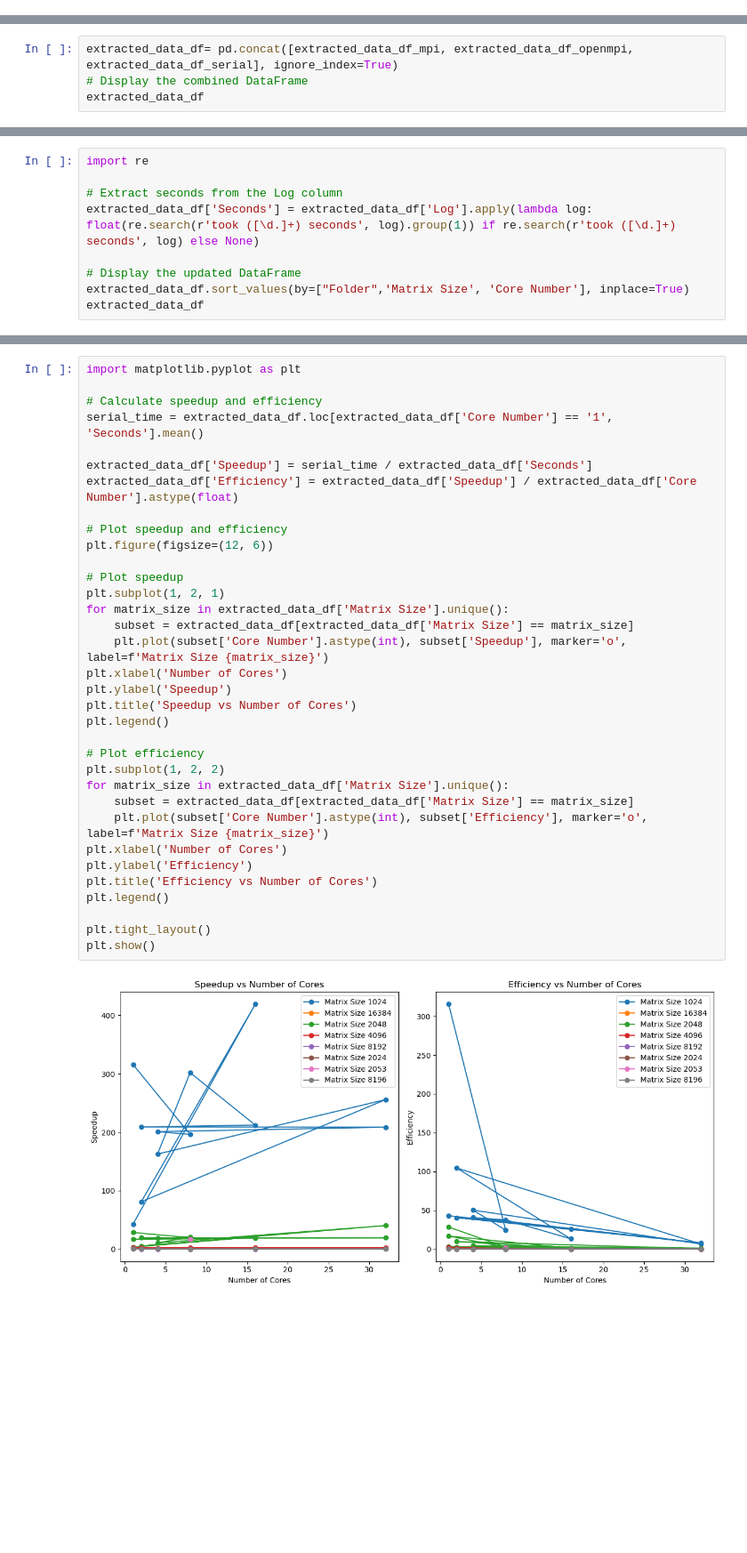
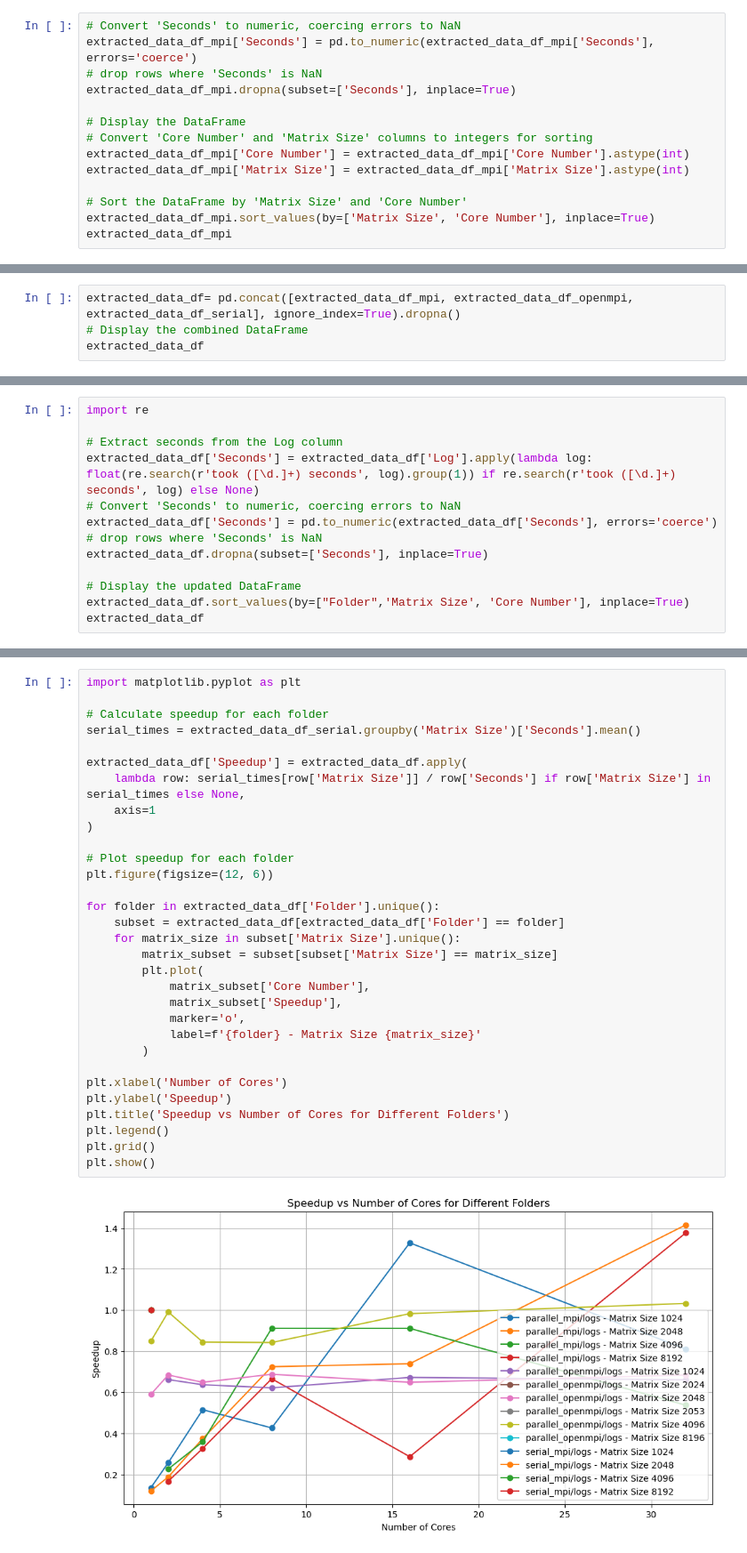
Before and after one commit to arbaazali872/HPC_uni_tn_2025, a Jupyter notebook: HPC_uni_tn_2025/visuals.ipynb, the cells around one changed output, grey strips where cells are left out. Shown at 89% size. Drawn from its saved outputs; the diff is of its cells as text; blank space fills up the shorter version.

Commit message:
speedup and efficiency graphs, todo: add missing data

```diff
--- a/HPC_uni_tn_2025/visuals.ipynb
+++ b/HPC_uni_tn_2025/visuals.ipynb
@@ -0,0 +62,14 @@
+# %%
+# Convert 'Seconds' to numeric, coercing errors to NaN
+extracted_data_df_mpi['Seconds'] = pd.to_numeric(extracted_data_df_mpi['Seconds'], errors='coerce')
+# drop rows where 'Seconds' is NaN
+extracted_data_df_mpi.dropna(subset=['Seconds'], inplace=True)
+
+# Display the DataFrame
+# Convert 'Core Number' and 'Matrix Size' columns to integers for sorting
+extracted_data_df_mpi['Core Number'] = extracted_data_df_mpi['Core Number'].astype(int)
+extracted_data_df_mpi['Matrix Size'] = extracted_data_df_mpi['Matrix Size'].astype(int)
+
+# Sort the DataFrame by 'Matrix Size' and 'Core Number'
+extracted_data_df_mpi.sort_values(by=['Matrix Size', 'Core Number'], inplace=True)
+extracted_data_df_mpi
@@ -182,5 +250,5 @@ extracted_data_df_serial
 # %%
-extracted_data_df= pd.concat([extracted_data_df_mpi, extracted_data_df_openmpi, extracted_data_df_serial], ignore_index=True)
+extracted_data_df= pd.concat([extracted_data_df_mpi, extracted_data_df_openmpi, extracted_data_df_serial], ignore_index=True).dropna()
 # Display the combined DataFrame
 extracted_data_df
 # %% [output]
@@ -202,6 +274,10 @@ import re
 
 # Extract seconds from the Log column
 extracted_data_df['Seconds'] = extracted_data_df['Log'].apply(lambda log: float(re.search(r'took ([\d.]+) seconds', log).group(1)) if re.search(r'took ([\d.]+) seconds', log) else None)
+# Convert 'Seconds' to numeric, coercing errors to NaN
+extracted_data_df['Seconds'] = pd.to_numeric(extracted_data_df['Seconds'], errors='coerce')
+# drop rows where 'Seconds' is NaN
+extracted_data_df.dropna(subset=['Seconds'], inplace=True)
 
 # Display the updated DataFrame
 extracted_data_df.sort_values(by=["Folder",'Matrix Size', 'Core Number'], inplace=True)
@@ -223,36 +303,33 @@ extracted_data_df
 # %%
 import matplotlib.pyplot as plt
 
-# Calculate speedup and efficiency
-serial_time = extracted_data_df.loc[extracted_data_df['Core Number'] == '1', 'Seconds'].mean()
+# Calculate speedup for each folder
+serial_times = extracted_data_df_serial.groupby('Matrix Size')['Seconds'].mean()
 
-extracted_data_df['Speedup'] = serial_time / extracted_data_df['Seconds']
-extracted_data_df['Efficiency'] = extracted_data_df['Speedup'] / extracted_data_df['Core Number'].astype(float)
+extracted_data_df['Speedup'] = extracted_data_df.apply(
+    lambda row: serial_times[row['Matrix Size']] / row['Seconds'] if row['Matrix Size'] in serial_times else None,
+    axis=1
+)
 
-# Plot speedup and efficiency
+# Plot speedup for each folder
 plt.figure(figsize=(12, 6))
 
-# Plot speedup
-plt.subplot(1, 2, 1)
-for matrix_size in extracted_data_df['Matrix Size'].unique():
-    subset = extracted_data_df[extracted_data_df['Matrix Size'] == matrix_size]
-    plt.plot(subset['Core Number'].astype(int), subset['Speedup'], marker='o', label=f'Matrix Size {matrix_size}')
+for folder in extracted_data_df['Folder'].unique():
+    subset = extracted_data_df[extracted_data_df['Folder'] == folder]
+    for matrix_size in subset['Matrix Size'].unique():
+        matrix_subset = subset[subset['Matrix Size'] == matrix_size]
+        plt.plot(
+            matrix_subset['Core Number'],
+            matrix_subset['Speedup'],
+            marker='o',
+            label=f'{folder} - Matrix Size {matrix_size}'
+        )
+
 plt.xlabel('Number of Cores')
 plt.ylabel('Speedup')
-plt.title('Speedup vs Number of Cores')
+plt.title('Speedup vs Number of Cores for Different Folders')
 plt.legend()
-
-# Plot efficiency
-plt.subplot(1, 2, 2)
-for matrix_size in extracted_data_df['Matrix Size'].unique():
-    subset = extracted_data_df[extracted_data_df['Matrix Size'] == matrix_size]
-    plt.plot(subset['Core Number'].astype(int), subset['Efficiency'], marker='o', label=f'Matrix Size {matrix_size}')
-plt.xlabel('Number of Cores')
-plt.ylabel('Efficiency')
-plt.title('Efficiency vs Number of Cores')
-plt.legend()
-
-plt.tight_layout()
+plt.grid()
 plt.show()
 # %% [output]
-[figure, old version]
+[figure, new version]
```
Also changed, not shown: parts of 13 cells of this notebook.
